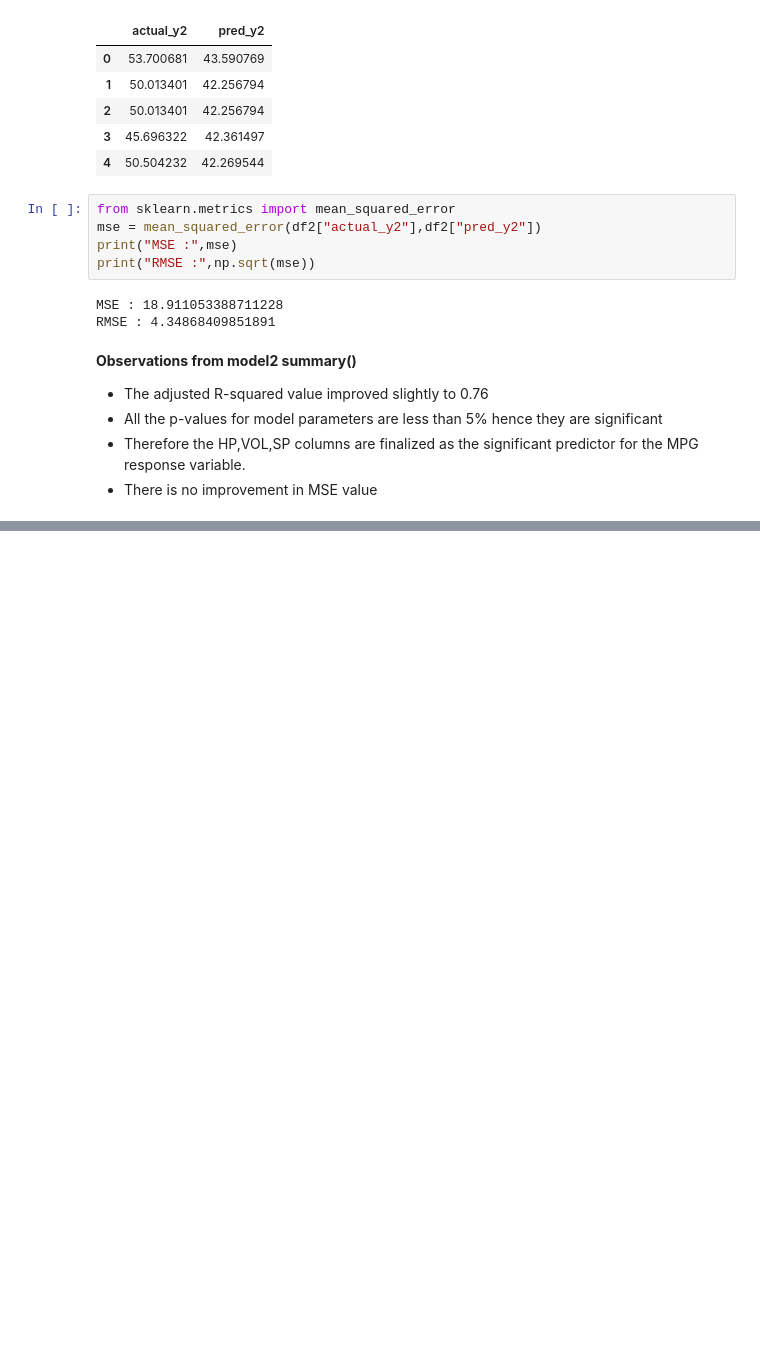
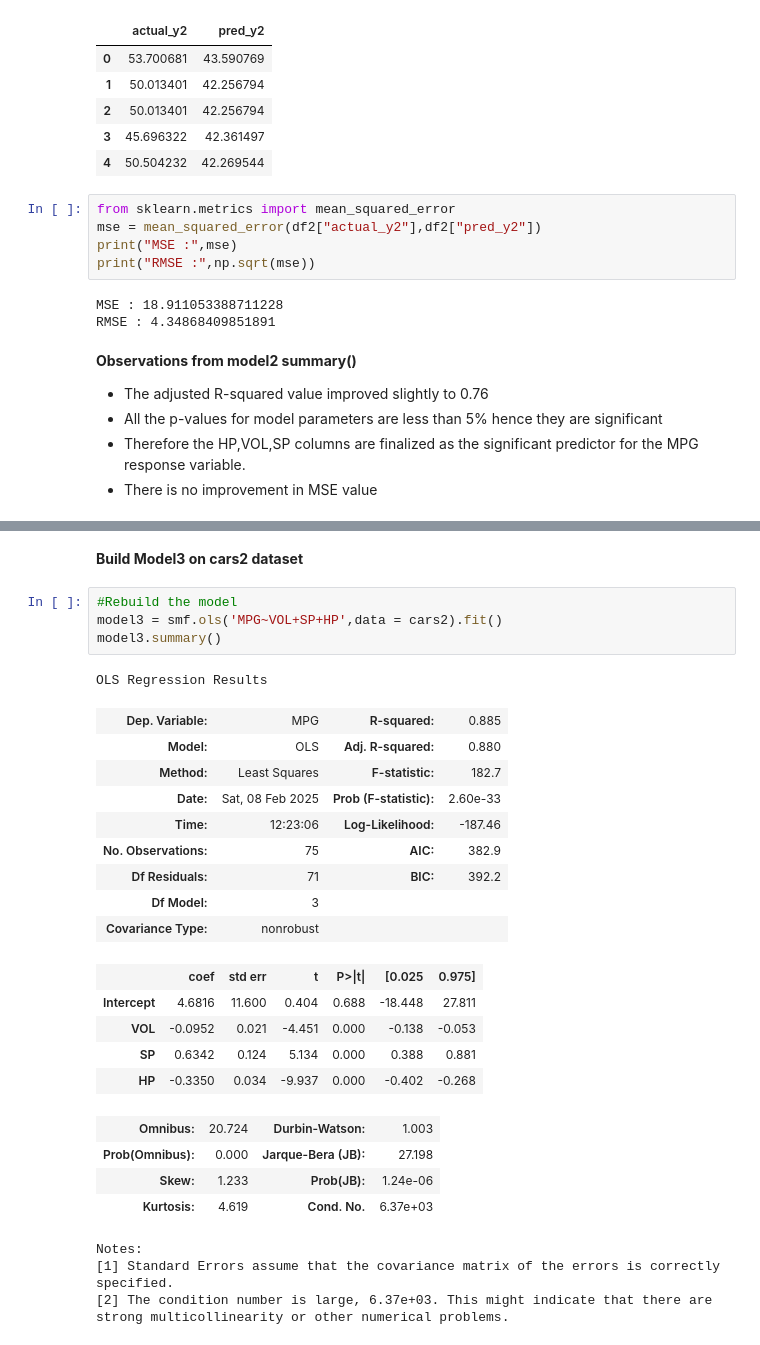
Before and after one commit to limitha01/Aiml-Task, a Jupyter notebook: Multiple Linear Regression.ipynb, the cells around one changed output, grey strips where cells are left out. Drawn from its saved outputs; the diff is of its cells as text; blank space fills up the shorter version.

```diff
--- a/Multiple Linear Regression.ipynb
+++ b/Multiple Linear Regression.ipynb
@@ -318,0 +377,30 @@ RMSE : 4.34868409851891
+# %% [markdown]
+**Build Model3 on cars2 dataset**
+# %%
+#Rebuild the model
+model3 = smf.ols('MPG~VOL+SP+HP',data = cars2).fit()
+model3.summary()
+# %% [output]
+OLS Regression Results
+| Dep. Variable: | MPG | R-squared: | 0.885 |
+| Model: | OLS | Adj. R-squared: | 0.880 |
+| Method: | Least Squares | F-statistic: | 182.7 |
+| Date: | Sat, 08 Feb 2025 | Prob (F-statistic): | 2.60e-33 |
+| Time: | 12:23:06 | Log-Likelihood: | -187.46 |
+| No. Observations: | 75 | AIC: | 382.9 |
+| Df Residuals: | 71 | BIC: | 392.2 |
+| Df Model: | 3 |  |  |
+| Covariance Type: | nonrobust |  |  |
+|  | coef | std err | t | P>|t| | [0.025 | 0.975] |
+| Intercept | 4.6816 | 11.600 | 0.404 | 0.688 | -18.448 | 27.811 |
+| VOL | -0.0952 | 0.021 | -4.451 | 0.000 | -0.138 | -0.053 |
+| SP | 0.6342 | 0.124 | 5.134 | 0.000 | 0.388 | 0.881 |
+| HP | -0.3350 | 0.034 | -9.937 | 0.000 | -0.402 | -0.268 |
+| Omnibus: | 20.724 | Durbin-Watson: | 1.003 |
+| Prob(Omnibus): | 0.000 | Jarque-Bera (JB): | 27.198 |
+| Skew: | 1.233 | Prob(JB): | 1.24e-06 |
+| Kurtosis: | 4.619 | Cond. No. | 6.37e+03 |
+Notes:
+[1] Standard Errors assume that the covariance matrix of the errors is correctly specified.
+[2] The condition number is large, 6.37e+03. This might indicate that there are
+strong multicollinearity or other numerical problems.
```
Also changed, not shown: parts of 15 cells of this notebook.
